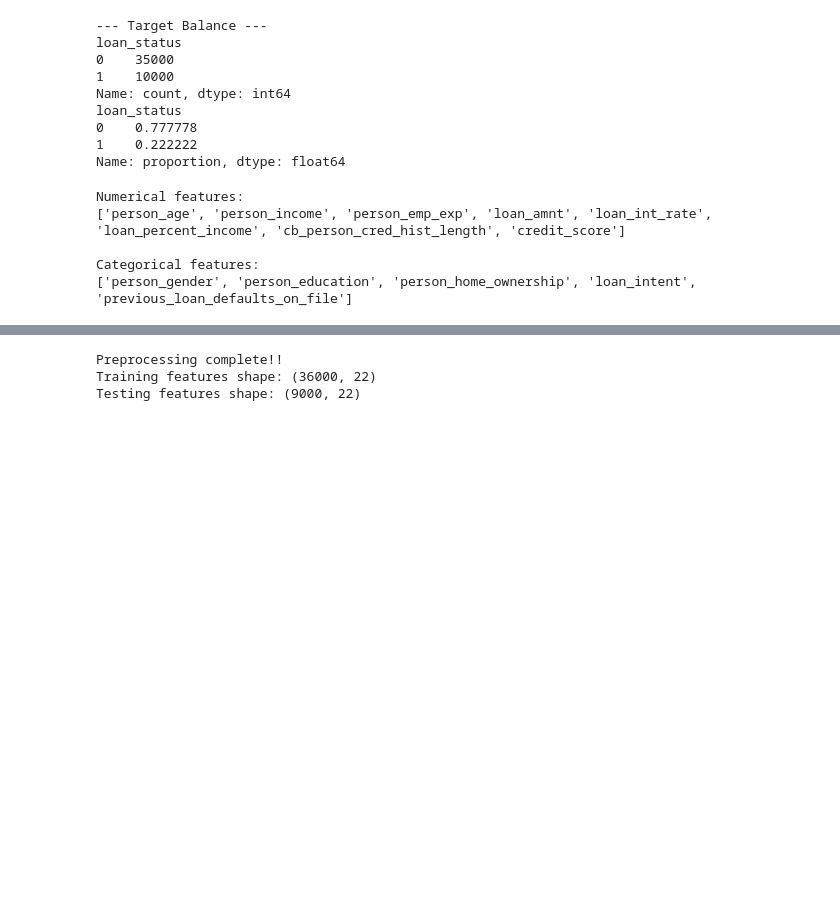
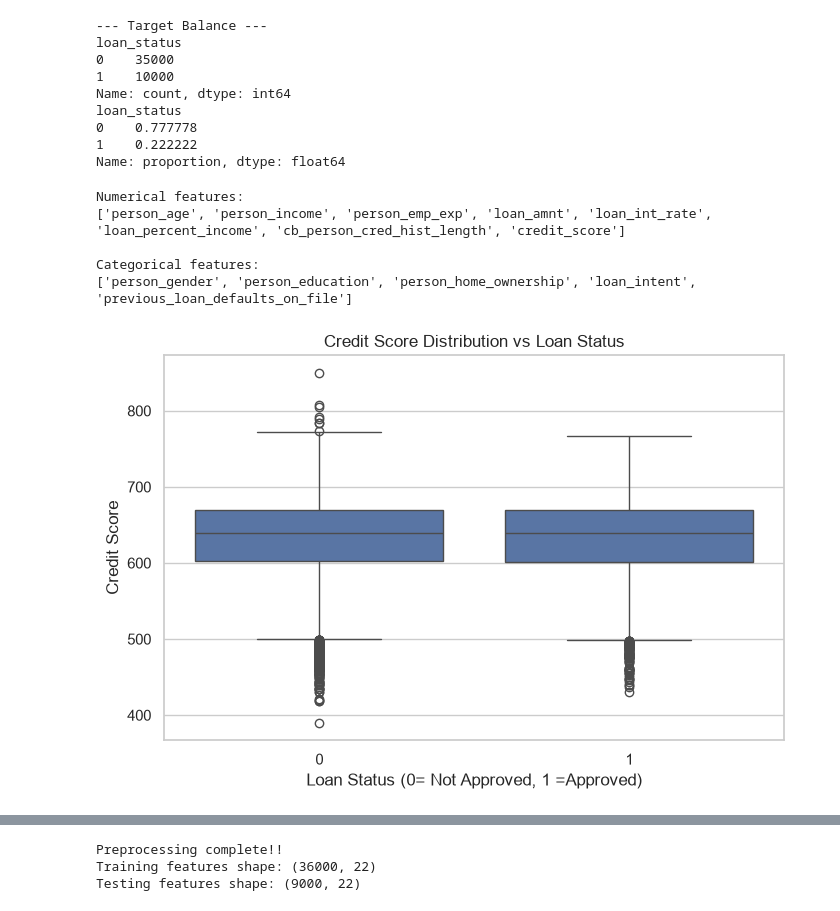
Before and after one commit to sreyasaju/loanApprove_ML, a Jupyter notebook: notebooks/loan_approval.ipynb, the cells around one changed output, grey strips where cells are left out. Cells and saved outputs as stored; diff of their text form; code cells hidden in the pictures; blank space fills up the shorter version.

```diff
--- a/notebooks/loan_approval.ipynb
+++ b/notebooks/loan_approval.ipynb
@@ -137,4 +137,18 @@ Numerical features:
 
 Categorical features:
 ['person_gender', 'person_education', 'person_home_ownership', 'loan_intent', 'previous_loan_defaults_on_file']
+# %%
+
+plt.figure(figsize=(8, 5))
+
+# plot 1: credit Score vs loan Approval
+sns.boxplot(data=df, x='loan_status', y='credit_score')
+
+plt.title('Credit Score Distribution vs Loan Status')
+plt.xlabel('Loan Status (0= Not Approved, 1 =Approved)')
+plt.ylabel('Credit Score')
+
+plt.show()
+# %% [output]
+[figure, added]
 # %%
```
Also changed, not shown: parts of 2 cells of this notebook.
